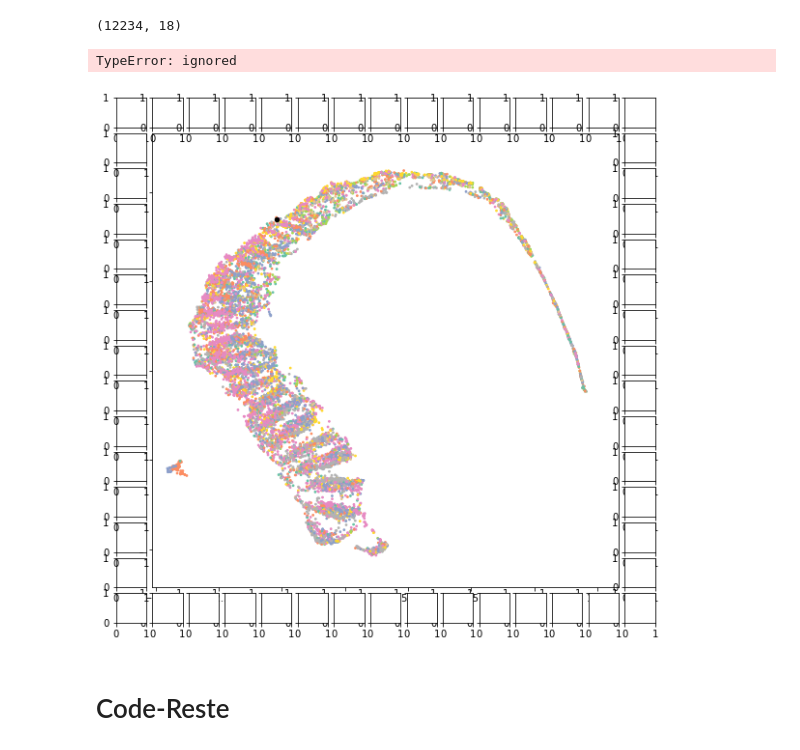
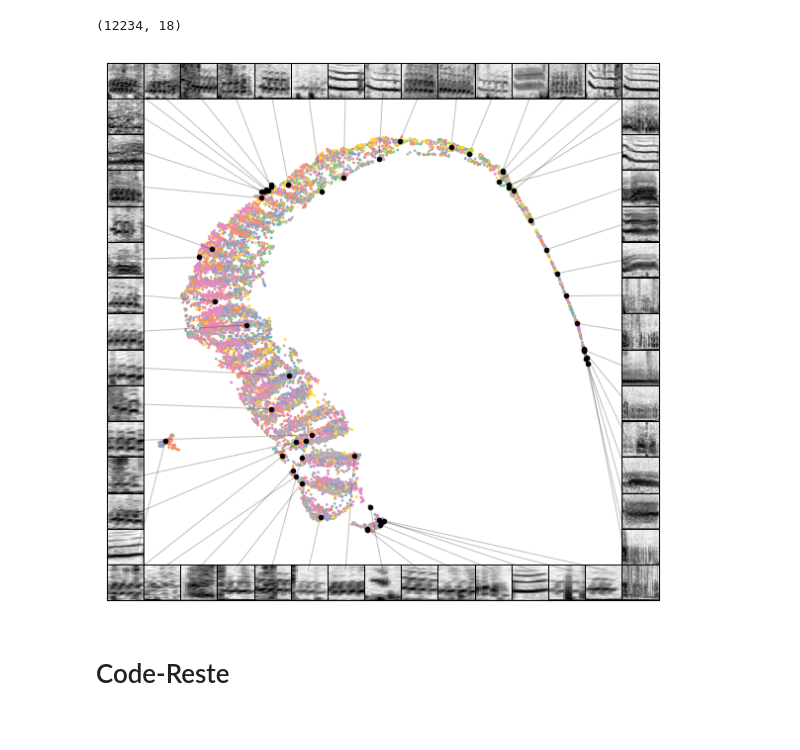
Before and after one commit to marathomas/meerkat, a Jupyter notebook: meerkat_preprocessing.ipynb, the cells around one changed output. Cells and saved outputs as stored; diff of their text form; code cells hidden in the pictures.

Commit message:
First figure from paper reproduced (UMAP,indv)

```diff
--- a/meerkat_preprocessing.ipynb
+++ b/meerkat_preprocessing.ipynb
@@ -577,35 +576,34 @@ specs = [i - np.min(i) for i in tqdm(specs)]
 # %%
 scatter_spec(
     z,
-    specs_flattened,
+    specs,
     column_size=15,
     #x_range = [-5.5,7],
     #y_range = [-10,10],
     pal_color="hls",
     color_points=False,
     enlarge_points=20,
     figsize=(10, 10),
     scatter_kwargs = {
         'labels': spec_df.indv.values,
         'alpha':1.0,
         's': 3,
         "color_palette": 'Set2',
         'show_legend': False
     },
     matshow_kwargs = {
         'cmap': plt.cm.Greys
     },
     line_kwargs = {
         'lw':1,
         'ls':"solid",
         'alpha':0.25,
     },
     draw_lines=True
 );
 save_fig(PROJECT_PATH+'meerkat_calls', dpi=300, save_jpg=True)
 # %% [output]
-TypeError: ignored
-[figure, old version]
+[figure, new version]
 # %% [markdown]
 # Code-Reste
 # %% [markdown]
```
Also changed, not shown: parts of 1 cell of this notebook.
